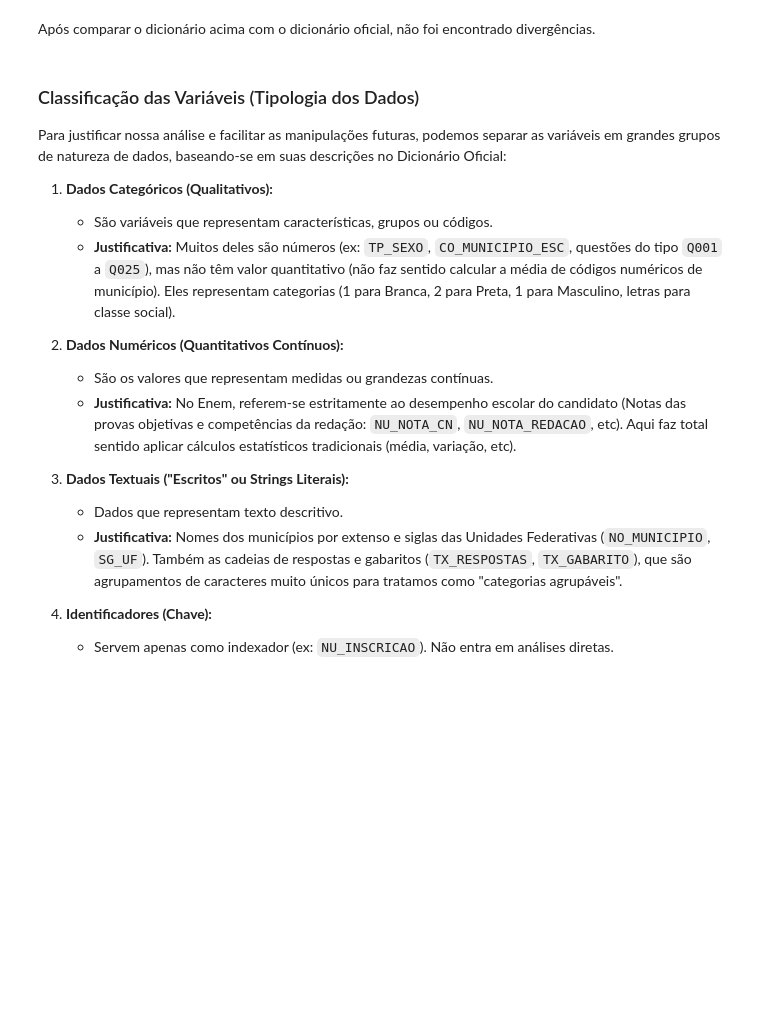
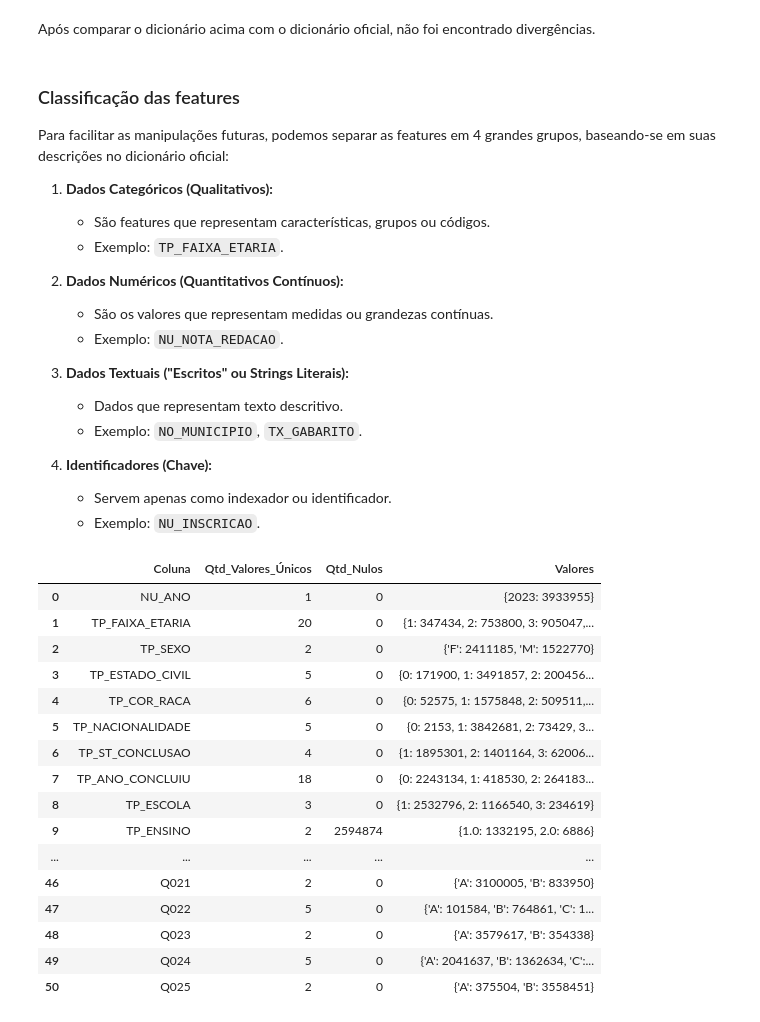
Before and after one commit to DudaBertole/MicrodadosEnem2023, a Jupyter notebook: notebooks/01_exploracao_inicial.ipynb, the cells around one changed output. Drawn from its saved outputs; the diff is of its cells as text; code cells hidden in the pictures; blank space fills up the shorter version.

Commit message:
Fazendo análise categórica

```diff
--- a/notebooks/01_exploracao_inicial.ipynb
+++ b/notebooks/01_exploracao_inicial.ipynb
@@ -112,22 +113,23 @@ df_dicionario
 # %% [markdown]
 Após comparar o dicionário acima com o dicionário oficial, não foi encontrado divergências.
 # %% [markdown]
-### Classificação das Variáveis (Tipologia dos Dados)
+### Classificação das features
 
-Para justificar nossa análise e facilitar as manipulações futuras, podemos separar as variáveis em grandes grupos de natureza de dados, baseando-se em suas descrições no Dicionário Oficial:
+Para facilitar as manipulações futuras, podemos separar as features em 4 grandes grupos, baseando-se em suas descrições no dicionário oficial:
 
 1. **Dados Categóricos (Qualitativos):**
-   - São variáveis que representam características, grupos ou códigos.
-   - **Justificativa:** Muitos deles são números (ex: `TP_SEXO`, `CO_MUNICIPIO_ESC`, questões do tipo `Q001` a `Q025`), mas não têm valor quantitativo (não faz sentido calcular a média de códigos numéricos de município). Eles representam categorias (1 para Branca, 2 para Preta, 1 para Masculino, letras para classe social).
+   - São features que representam características, grupos ou códigos.
+   - Exemplo: `TP_FAIXA_ETARIA`.
 
 2. **Dados Numéricos (Quantitativos Contínuos):**
    - São os valores que representam medidas ou grandezas contínuas.
-   - **Justificativa:** No Enem, referem-se estritamente ao desempenho escolar do candidato (Notas das provas objetivas e competências da redação: `NU_NOTA_CN`, `NU_NOTA_REDACAO`, etc). Aqui faz total sentido aplicar cálculos estatísticos tradicionais (média, variação, etc).
+   - Exemplo: `NU_NOTA_REDACAO`.
 
 3. **Dados Textuais ("Escritos" ou Strings Literais):**
    - Dados que representam texto descritivo.
-   - **Justificativa:** Nomes dos municípios por extenso e siglas das Unidades Federativas (`NO_MUNICIPIO`, `SG_UF`). Também as cadeias de respostas e gabaritos (`TX_RESPOSTAS`, `TX_GABARITO`), que são agrupamentos de caracteres muito únicos para tratamos como "categorias agrupáveis".
+   - Exemplo: `NO_MUNICIPIO`, `TX_GABARITO`.
 
 4. **Identificadores (Chave):**
-   - Servem apenas como indexador (ex: `NU_INSCRICAO`). Não entra em análises diretas.
+   - Servem apenas como indexador ou identificador.
+   - Exemplo: `NU_INSCRICAO`.
 # %%
@@ -175,0 +159,48 @@ pd.DataFrame(agrupamentos)
+# %%
+dicionario_categorico = {}
+
+for coluna in colunas_categoricas:
+    valores_unicos = df_amostra[coluna].dropna().unique()
+    contagem = df_amostra[coluna].value_counts().sort_index()
+
+    dicionario_categorico[coluna] = {
+        'Qtd_Valores_Unicos': len(valores_unicos),
+        'Qtd_Nulos': df_amostra[coluna].isnull().sum(),
+        'Valores': contagem.to_dict()
+    }
+
+pd.set_option('display.max_rows', None)
+pd.set_option('display.max_columns', None)
+pd.set_option('display.width', None)
+pd.set_option('display.max_colwidth', None)
+
+# Criar um DataFrame resumido para visualização
+resumo_categorico = []
+for coluna, dados in dicionario_categorico.items():
+    resumo_categorico.append({
+        'Coluna': coluna,
+        'Qtd_Valores_Únicos': dados['Qtd_Valores_Unicos'],
+        'Qtd_Nulos': dados['Qtd_Nulos'],
+        'Valores': str(dados['Valores'])
+    })
+
+df_resumo = pd.DataFrame(resumo_categorico)
+display(df_resumo)
+# %% [output]
+|  | Coluna | Qtd_Valores_Únicos | Qtd_Nulos | Valores |
+| 0 | NU_ANO | 1 | 0 | {2023: 3933955} |
+| 1 | TP_FAIXA_ETARIA | 20 | 0 | {1: 347434, 2: 753800, 3: 905047,... |
+| 2 | TP_SEXO | 2 | 0 | {'F': 2411185, 'M': 1522770} |
+| 3 | TP_ESTADO_CIVIL | 5 | 0 | {0: 171900, 1: 3491857, 2: 200456... |
+| 4 | TP_COR_RACA | 6 | 0 | {0: 52575, 1: 1575848, 2: 509511,... |
+| 5 | TP_NACIONALIDADE | 5 | 0 | {0: 2153, 1: 3842681, 2: 73429, 3... |
+| 6 | TP_ST_CONCLUSAO | 4 | 0 | {1: 1895301, 2: 1401164, 3: 62006... |
+| 7 | TP_ANO_CONCLUIU | 18 | 0 | {0: 2243134, 1: 418530, 2: 264183... |
+| 8 | TP_ESCOLA | 3 | 0 | {1: 2532796, 2: 1166540, 3: 234619} |
+| 9 | TP_ENSINO | 2 | 2594874 | {1.0: 1332195, 2.0: 6886} |
+| ... | ... | ... | ... | ... |
+| 46 | Q021 | 2 | 0 | {'A': 3100005, 'B': 833950} |
+| 47 | Q022 | 5 | 0 | {'A': 101584, 'B': 764861, 'C': 1... |
+| 48 | Q023 | 2 | 0 | {'A': 3579617, 'B': 354338} |
+| 49 | Q024 | 5 | 0 | {'A': 2041637, 'B': 1362634, 'C':... |
+| 50 | Q025 | 2 | 0 | {'A': 375504, 'B': 3558451} |
```
Also changed, not shown: parts of 7 cells of this notebook, 2 other files.
